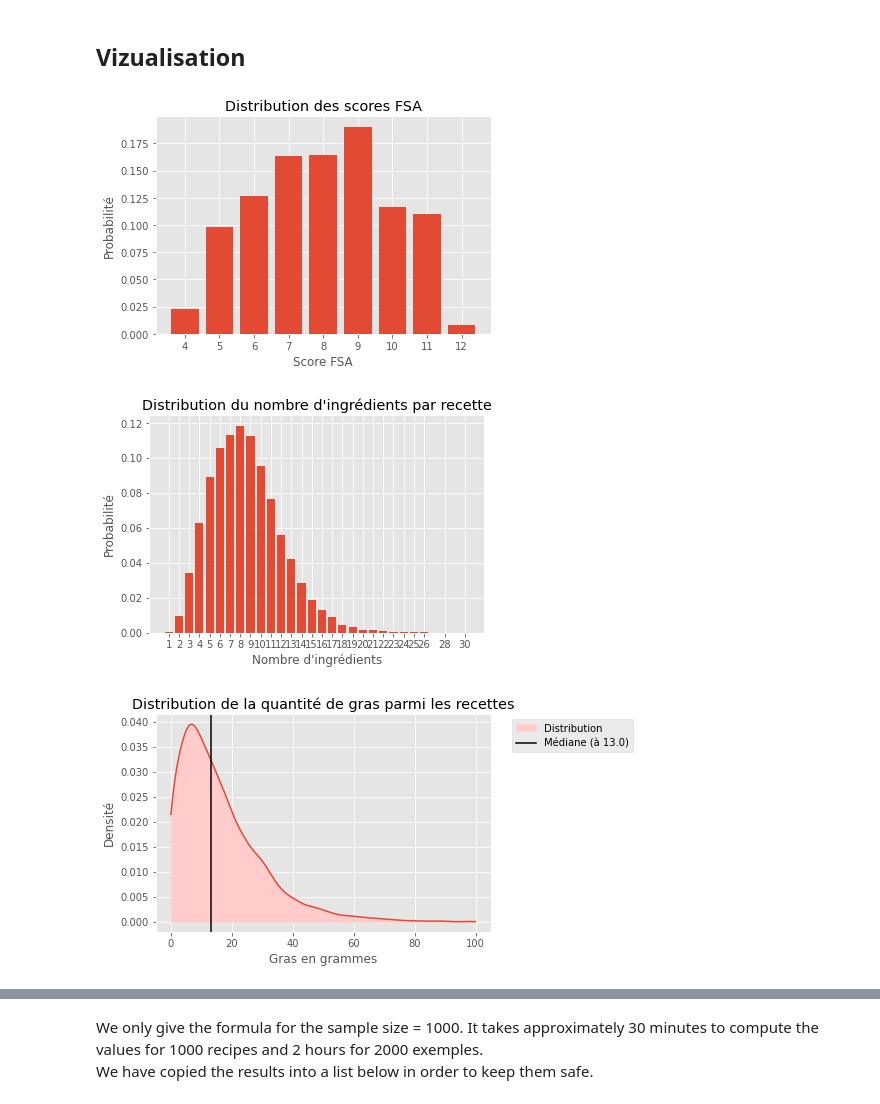
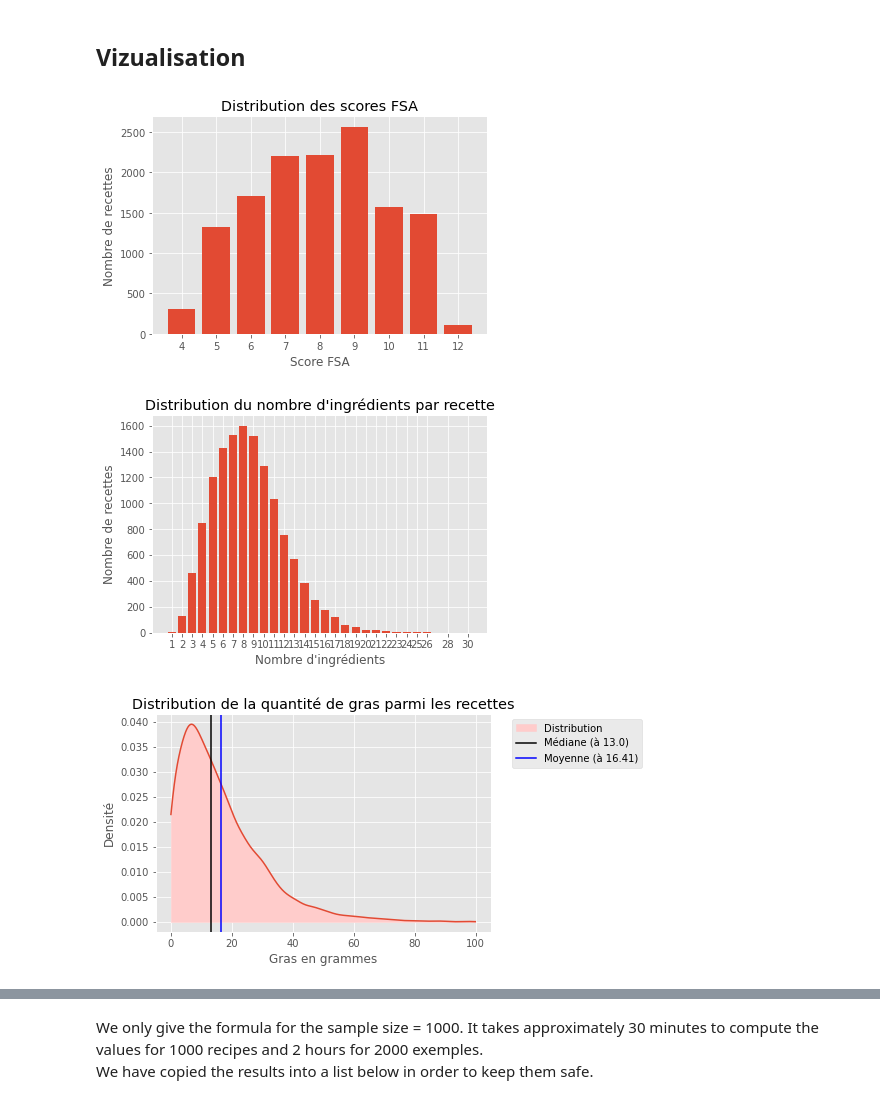
Before and after one commit to almehdiKrisni/Projet-RI-Recreation-Papier-Scientifique, a Jupyter notebook: dataAnalysis.ipynb, the cells around one changed output, grey strips where cells are left out. Cells and saved outputs as stored; diff of their text form; code cells hidden in the pictures.

```diff
--- a/dataAnalysis.ipynb
+++ b/dataAnalysis.ipynb
@@ -103,29 +100,29 @@ plt.style.use('ggplot')
 # %%
 # We plot the FSA score distribution
 labels, counts = np.unique(df["FSA_score"].tolist(), return_counts=True)
-counts = [counts[i] / sum(counts) for i in range(len(counts))]
+# counts = [counts[i] / sum(counts) for i in range(len(counts))]
 plt.bar(labels, counts, align='center')
 plt.gca().set_xticks(labels)
 plt.title("Distribution des scores FSA")
 plt.xlabel("Score FSA")
-plt.ylabel("Probabilité")
+plt.ylabel("Nombre de recettes")
 plt.savefig('bin/visual/fsa_score_distribution.png', bbox_inches='tight')
 plt.show()
 # %% [output]
-[figure, old version]
+[figure, new version]
 # %%
 # We plot the distribution of the number of ingredients per recipe
 labels, counts = np.unique(df["number_ingredients"].tolist(), return_counts=True)
-counts = [counts[i] / sum(counts) for i in range(len(counts))]
+# counts = [counts[i] / sum(counts) for i in range(len(counts))]
 plt.bar(labels, counts, align='center')
 plt.gca().set_xticks(labels)
 plt.title("Distribution du nombre d'ingrédients par recette")
 plt.xlabel("Nombre d'ingrédients")
-plt.ylabel("Probabilité")
+plt.ylabel("Nombre de recettes")
 plt.savefig('bin/visual/ingredients_number_distribution.png', bbox_inches='tight')
 plt.show()
 # %% [output]
-[figure, old version]
+[figure, new version]
 # %%
 # Distribution of fat in recipes
 fatdata = df["fat"].tolist()
@@ -134,7 +131,9 @@ density = gaussian_kde(fatdata)
 x = np.arange(0, 100, 0.1)
 plt.plot(x, density(x))
 plt.fill_between(x, density(x), color='#ffcccb', label="Distribution")
-plt.axvline(x=medfat, color="black", label="Médiane (à " + str(medfat) + ")")
+plt.axvline(x=medfat, color="black", label="Médiane (à " + str(np.round(medfat, 2)) + ")")
+mean = np.mean(fatdata)
+plt.axvline(x=mean, color="blue", label="Moyenne (à " + str(np.round(mean, 2)) + ")")
 plt.legend(bbox_to_anchor=(1.05, 1.0), loc='upper left')
 plt.xlabel("Gras en grammes")
 plt.ylabel("Densité")
@@ -142,7 +141,7 @@ plt.title("Distribution de la quantité de gras parmi les recettes")
 plt.savefig('bin/visual/fat_distribution.png', bbox_inches='tight')
 plt.show()
 # %% [output]
-[figure, old version]
+[figure, new version]
 # %%
 # Distribution of saturated fat in recipes
 fatsatdata = df["saturated fat"].tolist()
```
Also changed, not shown: parts of 14 cells of this notebook, 2 other files.
